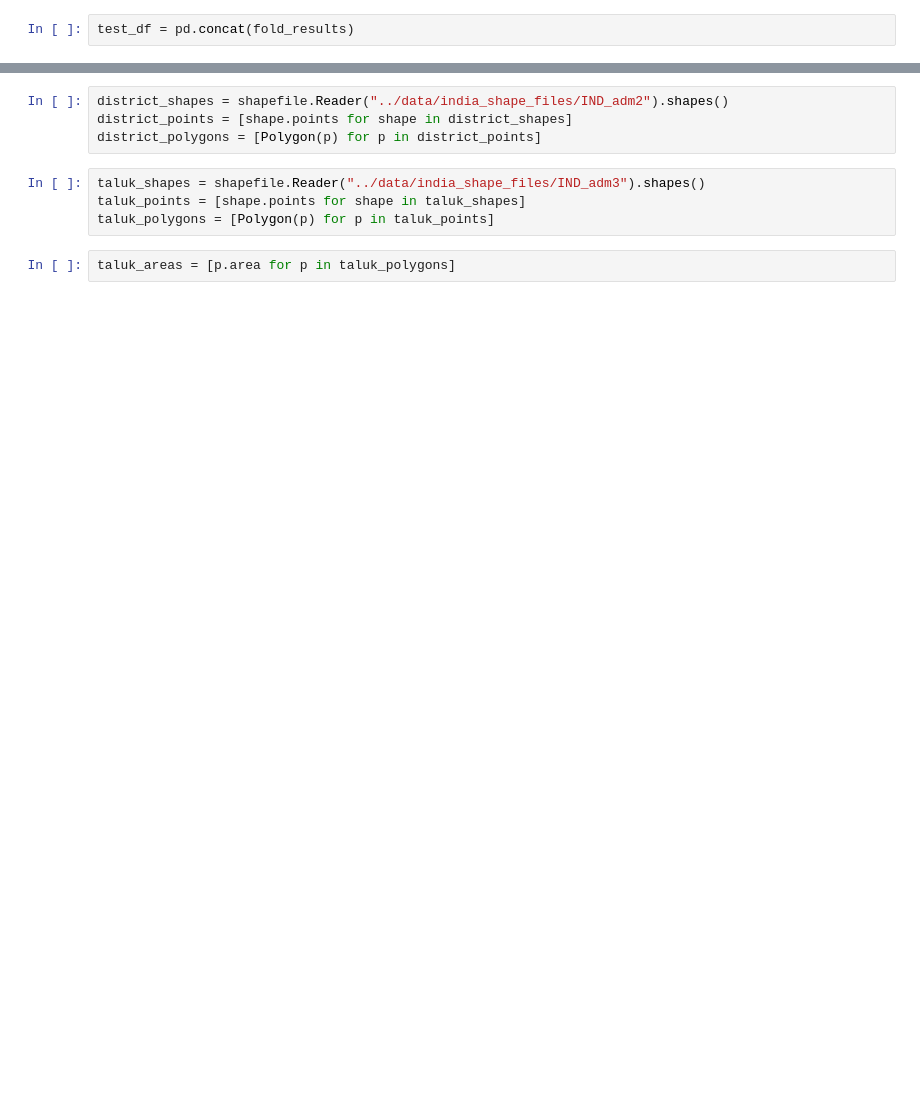
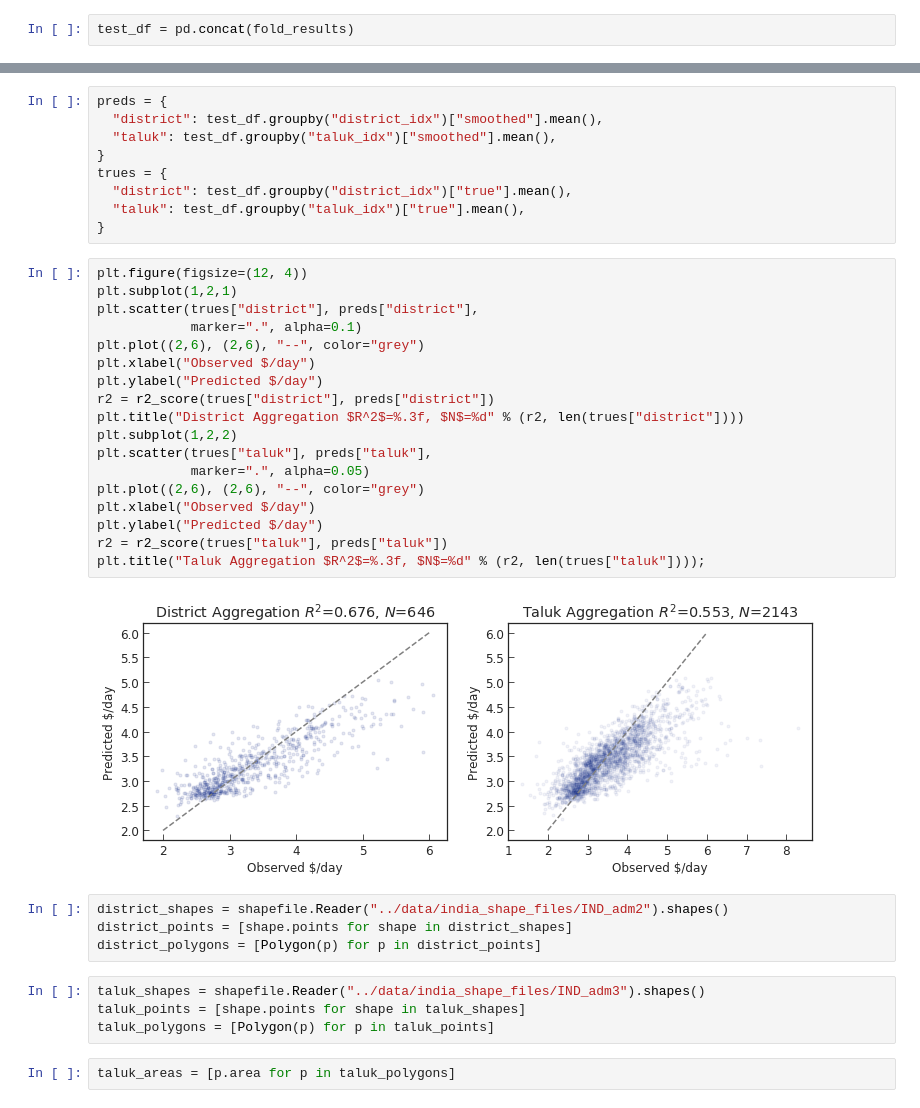
Before and after one commit to chrisyeh96/india-poverty, a Jupyter notebook: results/results.ipynb, the cells around one changed output, grey strips where cells are left out. Cells and saved outputs as stored; diff of their text form; blank space fills up the shorter version.

```diff
--- a/results/results.ipynb
+++ b/results/results.ipynb
@@ -69,3 +139,32 @@ np.max(test_df["taluk_idx"])
+# %%
+preds = {
+  "district": test_df.groupby("district_idx")["smoothed"].mean(),
+  "taluk": test_df.groupby("taluk_idx")["smoothed"].mean(),
+}
+trues = {
+  "district": test_df.groupby("district_idx")["true"].mean(),
+  "taluk": test_df.groupby("taluk_idx")["true"].mean(),
+}
+# %%
+plt.figure(figsize=(12, 4))
+plt.subplot(1,2,1)
+plt.scatter(trues["district"], preds["district"],
+            marker=".", alpha=0.1)
+plt.plot((2,6), (2,6), "--", color="grey")
+plt.xlabel("Observed $/day")
+plt.ylabel("Predicted $/day")
+r2 = r2_score(trues["district"], preds["district"])
+plt.title("District Aggregation $R^2$=%.3f, $N$=%d" % (r2, len(trues["district"])))
+plt.subplot(1,2,2)
+plt.scatter(trues["taluk"], preds["taluk"],
+            marker=".", alpha=0.05)
+plt.plot((2,6), (2,6), "--", color="grey")
+plt.xlabel("Observed $/day")
+plt.ylabel("Predicted $/day")
+r2 = r2_score(trues["taluk"], preds["taluk"])
+plt.title("Taluk Aggregation $R^2$=%.3f, $N$=%d" % (r2, len(trues["taluk"])));
+# %% [output]
+[figure, added]
 # %%
 district_shapes = shapefile.Reader("../data/india_shape_files/IND_adm2").shapes()
 district_points = [shape.points for shape in district_shapes]
```
Also changed, not shown: parts of 50 cells of this notebook, 15 other files.
